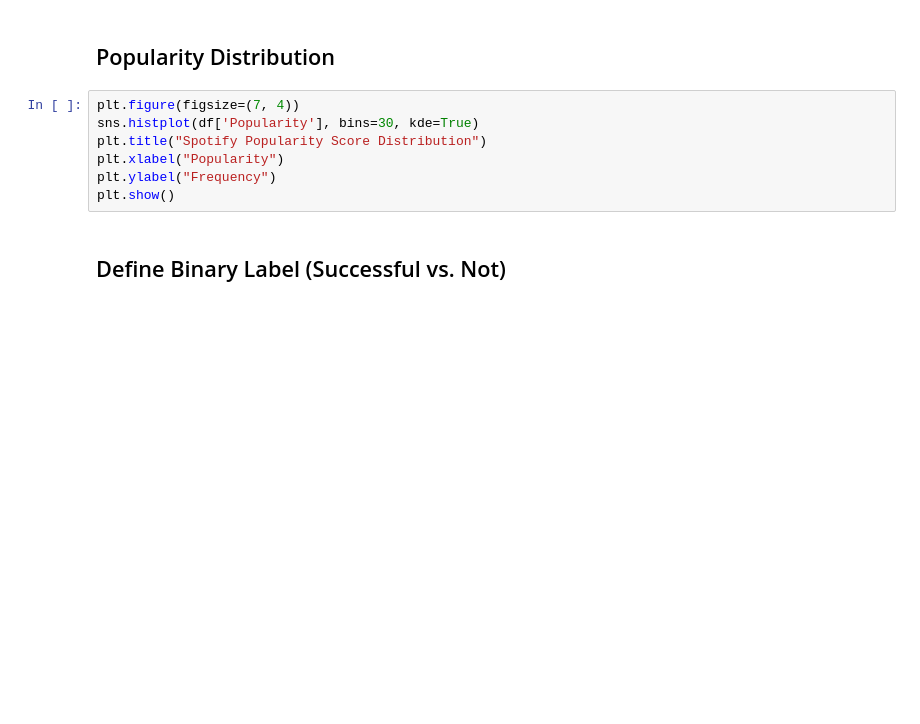
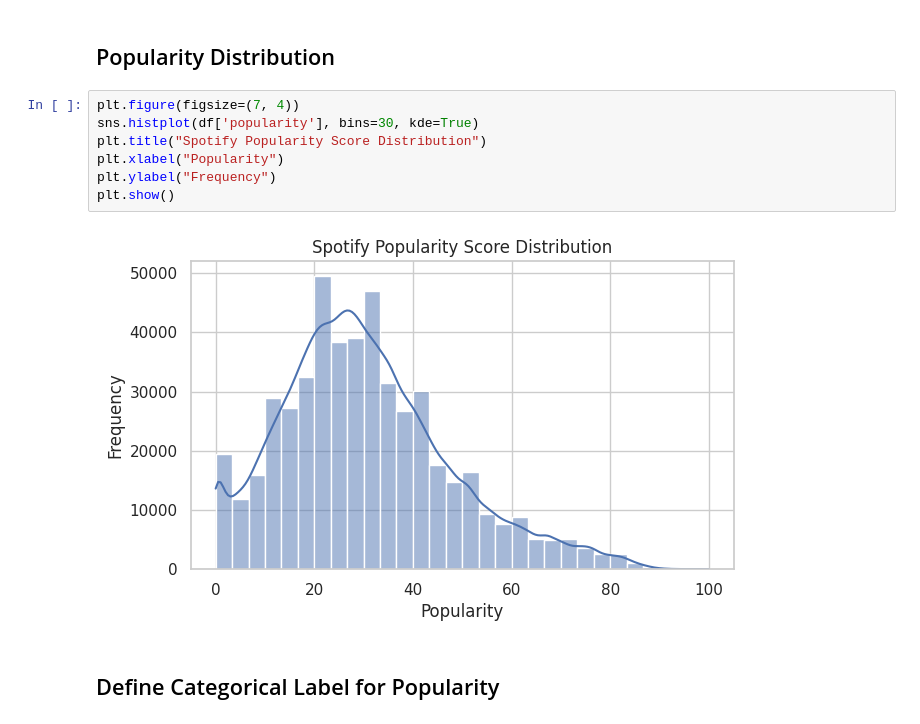
Before and after one commit to noahrettig/song-success-predictor, a Jupyter notebook: notebooks/01_data_exploration.ipynb, the cells around one changed output. Drawn from its saved outputs; the diff is of its cells as text; blank space fills up the shorter version.

```diff
--- a/notebooks/01_data_exploration.ipynb
+++ b/notebooks/01_data_exploration.ipynb
@@ -117,11 +125,13 @@ for col in categorical_cols:
 ## Popularity Distribution
 # %%
 plt.figure(figsize=(7, 4))
-sns.histplot(df['Popularity'], bins=30, kde=True)
+sns.histplot(df['popularity'], bins=30, kde=True)
 plt.title("Spotify Popularity Score Distribution")
 plt.xlabel("Popularity")
 plt.ylabel("Frequency")
 plt.show()
+# %% [output]
+[figure, added]
 # %% [markdown]
-## Define Binary Label (Successful vs. Not)
+## Define Categorical Label for Popularity
 # %%
```
Also changed, not shown: parts of 8 cells of this notebook, 2 other files.
